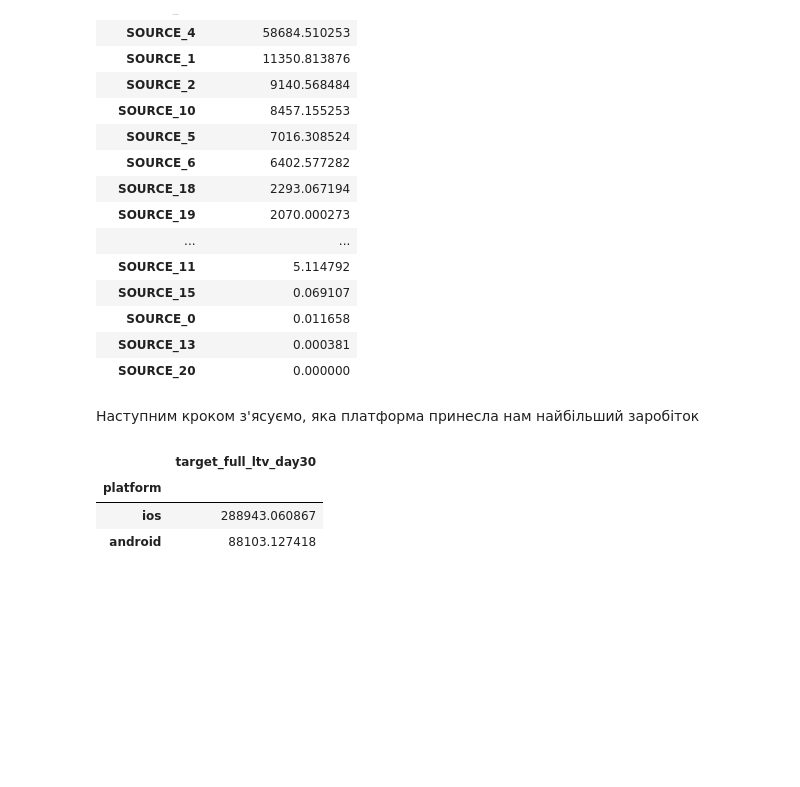
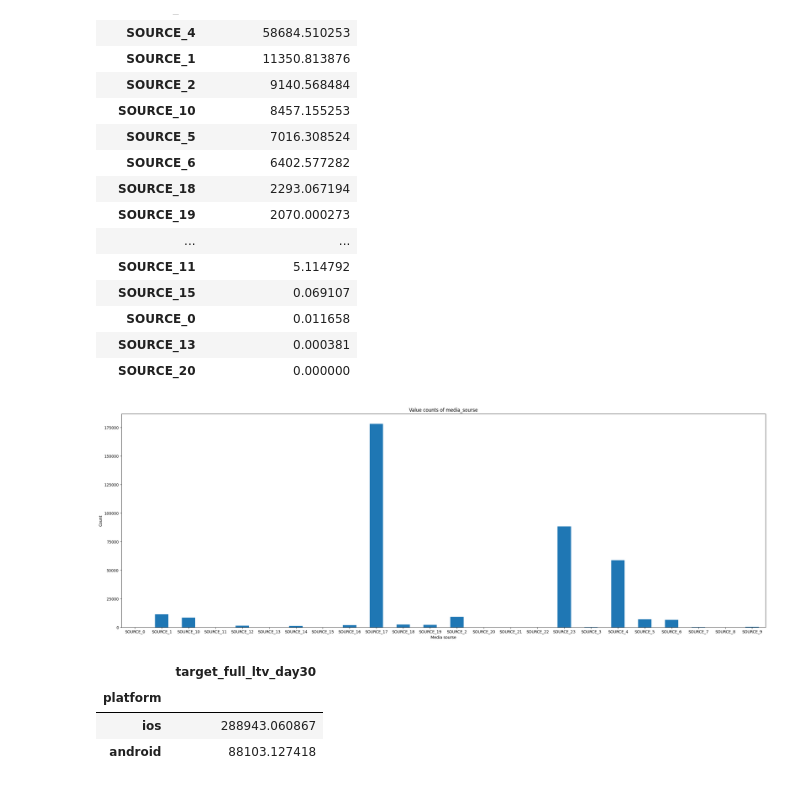
Before and after one commit to Dichik/TestTask_IASA_DataScience_Champ, a Jupyter notebook: src/EDA.ipynb, the cells around one changed output. Cells and saved outputs as stored; diff of their text form; code cells hidden in the pictures; blank space fills up the shorter version.

```diff
--- a/src/EDA.ipynb
+++ b/src/EDA.ipynb
@@ -50,7 +56,6 @@ Length: 63, dtype: int64
 # %%
 columnsWithNaNs = ['total_sessions_day0', 'total_sessions_day1', 'total_sessions_day3', 'total_sessions_day7']
-dataset[columnsWithNaNs] = dataset[columnsWithNaNs].fillna(dataset[columnsWithNaNs].mean())
-# or better to replace with 0?
+dataset[columnsWithNaNs] = dataset[columnsWithNaNs].fillna(0)
 dataset.isnull().sum()
 # %% [output]
 total_sessions_day0       0
@@ -91,8 +94,15 @@ mediaSourceData.sort_values(by=['target_full_ltv_day30'], ascending=False)
 | SOURCE_0 | 0.011658 |
 | SOURCE_13 | 0.000381 |
 | SOURCE_20 | 0.000000 |
-# %% [markdown]
-Наступним кроком з'ясуємо, яка платформа принесла нам найбільший заробіток
+# %%
+mediaSourceData.target_full_ltv_day30.plot(kind='bar', figsize=(30,10))
+plt.title("Value counts of media_sourse")
+plt.xlabel("Media sourse")
+plt.xticks(rotation=0)
+plt.ylabel("Count")
+plt.show()
+# %% [output]
+[figure, added]
 # %%
 platformData = dataset[['target_full_ltv_day30', 'platform']]\
     .groupby(['platform'], group_keys=True)\
```
Also changed, not shown: parts of 19 cells of this notebook, 4 other files.
